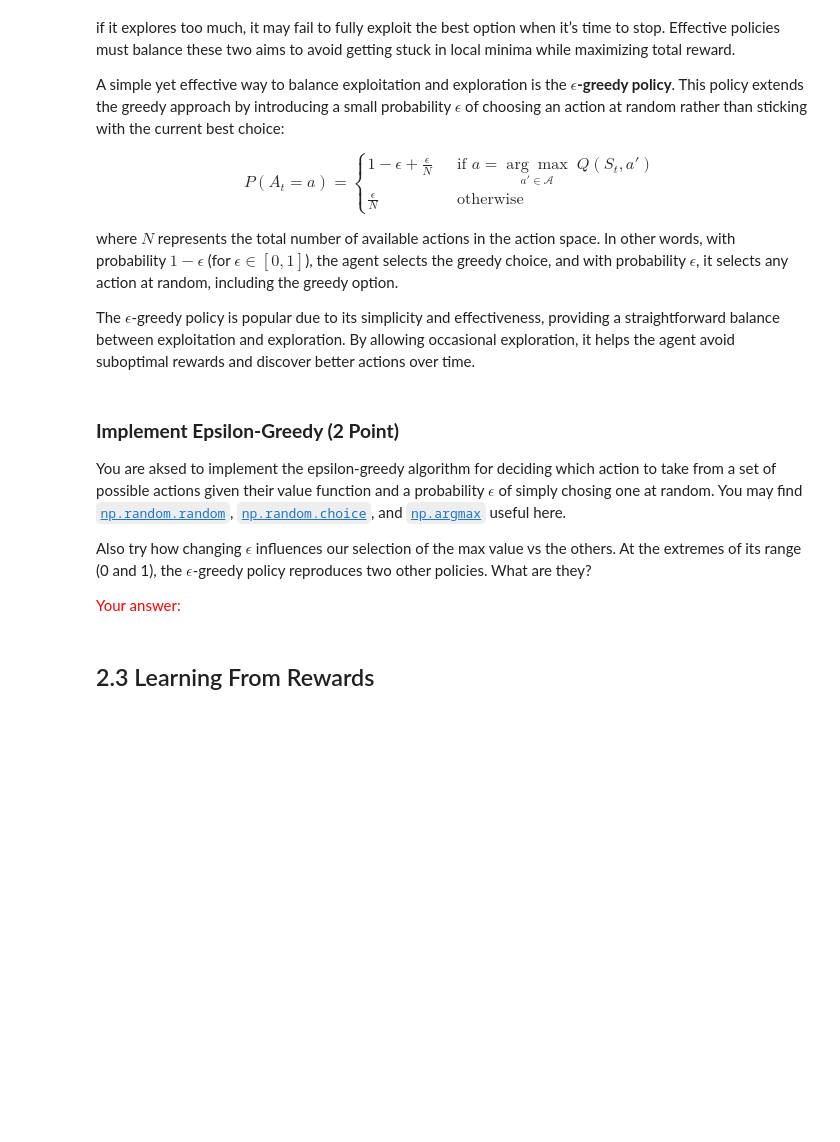
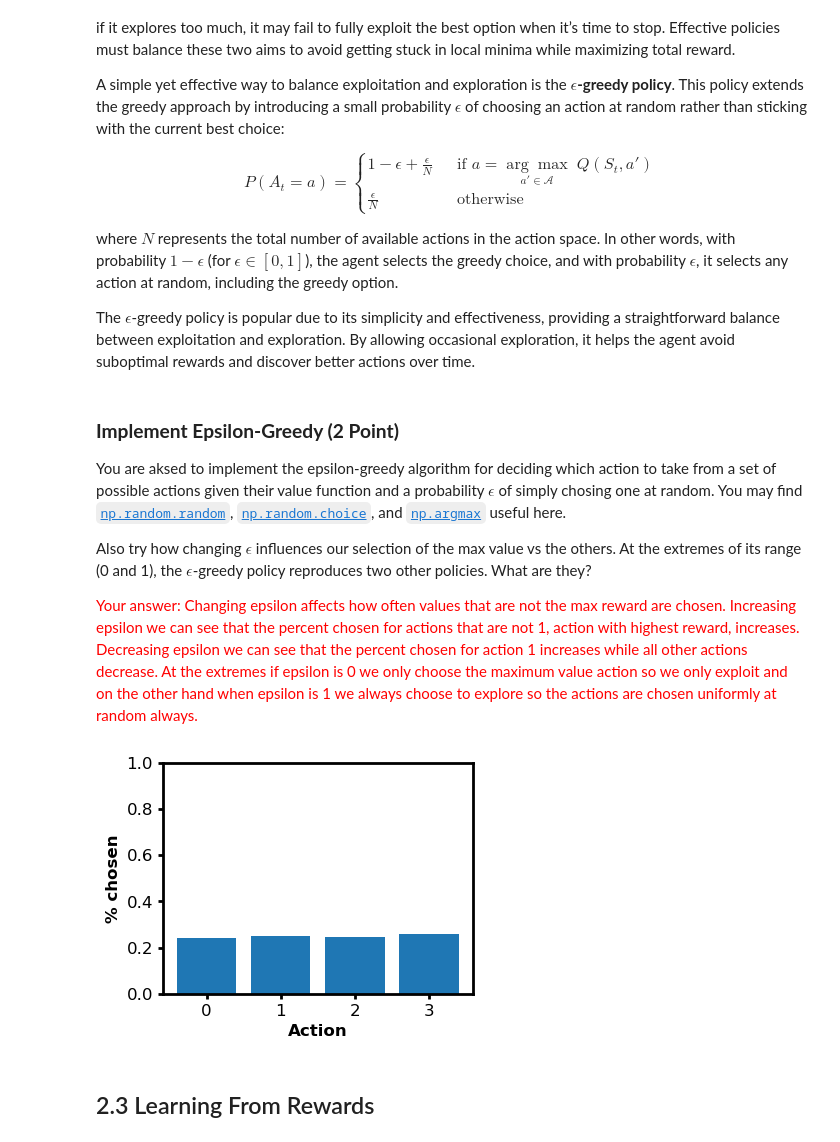
Before and after one commit to josephyu11600/ML-Neural-Data, a Jupyter notebook: lab6/Lab6.ipynb, the cells around one changed output. Cells and saved outputs as stored; diff of their text form; code cells hidden in the pictures; blank space fills up the shorter version.

```diff
--- a/lab6/Lab6.ipynb
+++ b/lab6/Lab6.ipynb
@@ -474,40 +507,43 @@ You are aksed to implement the epsilon-greedy algorithm for deciding which actio
 
 Also try how changing $\epsilon$ influences our selection of the max value vs the others. At the extremes of its range (0 and 1), the $\epsilon$-greedy policy reproduces two other policies. What are they?
 
-<span style="color:red">Your answer:</span>
+<span style="color:red">Your answer: Changing epsilon affects how often values that are not the max reward are chosen. Increasing epsilon we can see that the percent chosen for actions that are not 1, action with highest reward, increases. Decreasing epsilon we can see that the percent chosen for action 1 increases while all other actions decrease. At the extremes if epsilon is 0 we only choose the maximum value action so we only exploit and on the other hand when epsilon is 1 we always choose to explore so the actions are chosen uniformly at random always.
+</span>
 # %%
 def epsilon_greedy(q, epsilon):
     """Epsilon-greedy policy: selects the maximum value action with probabilty
         (1-epsilon) and selects randomly with epsilon probability.
 
     Args:
         q (ndarray): an array of action values
         epsilon (float): probability of selecting an action randomly
 
     Returns:
         int: the chosen action
     """
     # write a boolean expression that determines if we should take the best action
     be_greedy = np.random.random() > epsilon
 
     if be_greedy:
         # write an expression for selecting the best action from the action values
         # YOUR CODE HERE
-        raise NotImplementedError()
+        action = np.argmax(q)
     else:
         # write an expression for selecting a random action
         # YOUR CODE HERE
-        raise NotImplementedError()
+        action = np.random.choice(len(q))
 
     return action
 
 
 # Set parameters
 q = [-2, 5, 0, 1]
-epsilon = 0.1
+epsilon = 1
 
 # Visualize
 plot_choices(q, epsilon, epsilon_greedy)
+# %% [output]
+[figure, added]
 # %% [markdown]
 ## 2.3 Learning From Rewards
 # %% [markdown]
```
Also changed, not shown: parts of 26 cells of this notebook, 27 other files.
